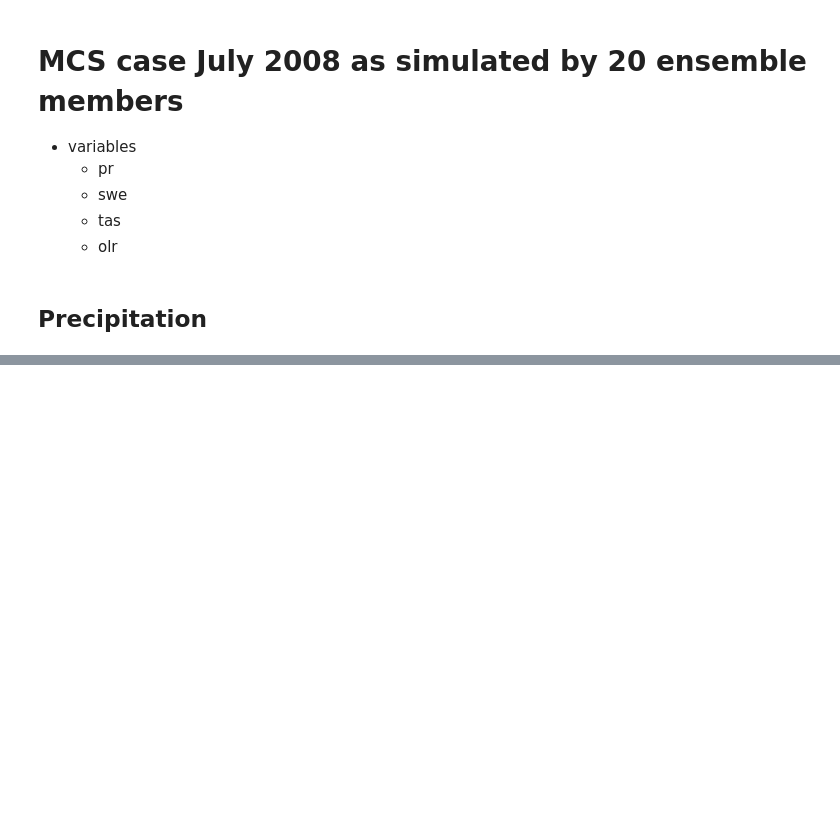
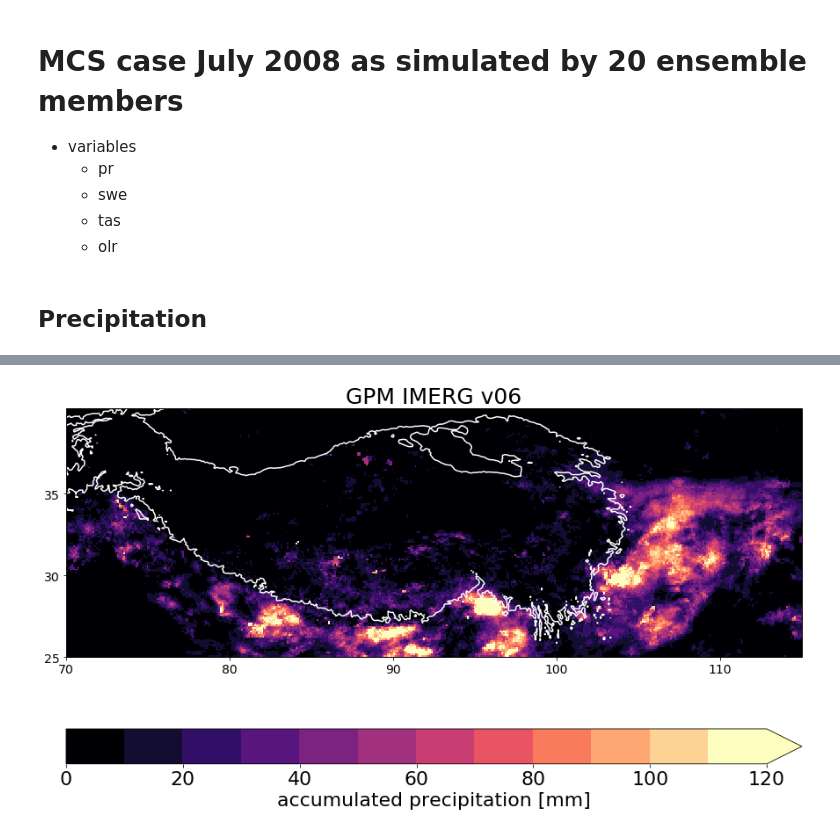
Before and after one commit to JuliaKukulies/cptp, a Jupyter notebook: mcs_case_2008_overview.ipynb, the cells around one changed output, grey strips where cells are left out. Drawn from its saved outputs; the diff is of its cells as text; code cells hidden in the pictures; blank space fills up the shorter version.

```diff
--- a/mcs_case_2008_overview.ipynb
+++ b/mcs_case_2008_overview.ipynb
@@ -35,6 +35,21 @@ def get_experiments(file_list, substring1, substring2):
         substring = s[start:end]
         experiments.append(substring)
     return experiments
+# %%
+
+def make_plot(x, y, data, title):
+    ax = plt.subplot(1, 1, 1, projection=ccrs.PlateCarree())
+    ax.set_extent([70,115,25,38])
+    xlon = [70,80,90,100,110]
+    ylat = [25,30,35]
+    m=ax.pcolormesh(x,y, data, norm = norm, cmap = cmap)
+    ax.contour(lo,la, elevations.data.T, [3000], cmap = 'Greys')
+    ax.set_xticks(xlon)
+    ax.set_xticklabels(xlon, fontsize= 14)
+    ax.set_yticks(ylat)
+    ax.set_yticklabels(ylat, fontsize= 14)
+    ax.set_title(title, fontsize= fs)
+    return m
 # %%
 ### list all files that contain accumulated precipitation ###
 
@@ -91,0 +112,23 @@ plt.show()
+# %%
+## comparison to GPM
+gpm= Path('/media/juli/Elements/gpm_v06/2008/gpm_imerg_20080720-21_accumulated.nc4')
+prcp = xr.open_dataset(gpm).precipitationCal[0] * 0.5
+lon = prcp.lon
+lat = prcp.lat
+
+fig =plt.figure(figsize=(15,10))
+cmap=plt.cm.magma
+r = np.arange(0,130,10)
+norm = colors.BoundaryNorm(boundaries= r,  ncolors= 256)
+fs = 25
+
+m= make_plot(lon, lat, prcp.T, title = 'GPM IMERG v06')
+
+# customize colorbar
+cbar = fig.colorbar(m, orientation = 'horizontal', extend = 'max', label = 'accumulated precipitation [mm]')
+plt.rcParams.update({'font.size': 22})
+plt.tight_layout()
+plt.savefig('plots/GPM_map_accumulated_precip_20-21_july2008.png')
+plt.show()
+# %% [output]
+[figure, added]
```
Also changed, not shown: parts of 2 cells of this notebook, 1 other file.
